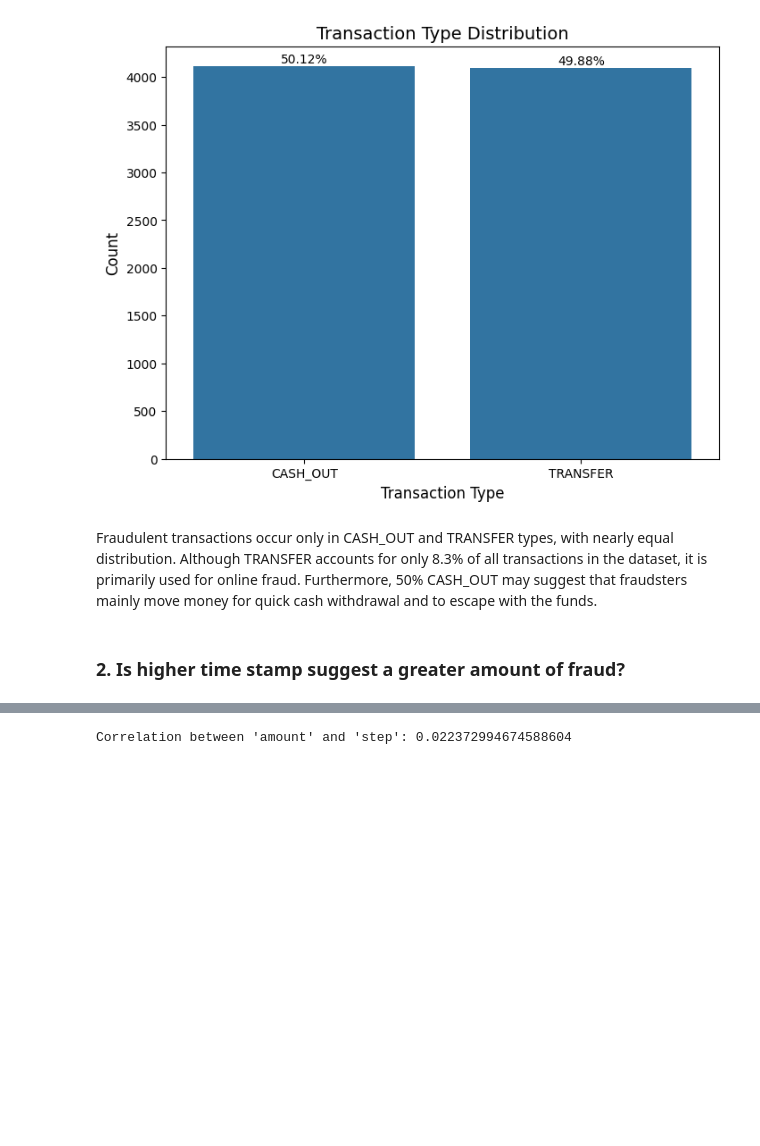
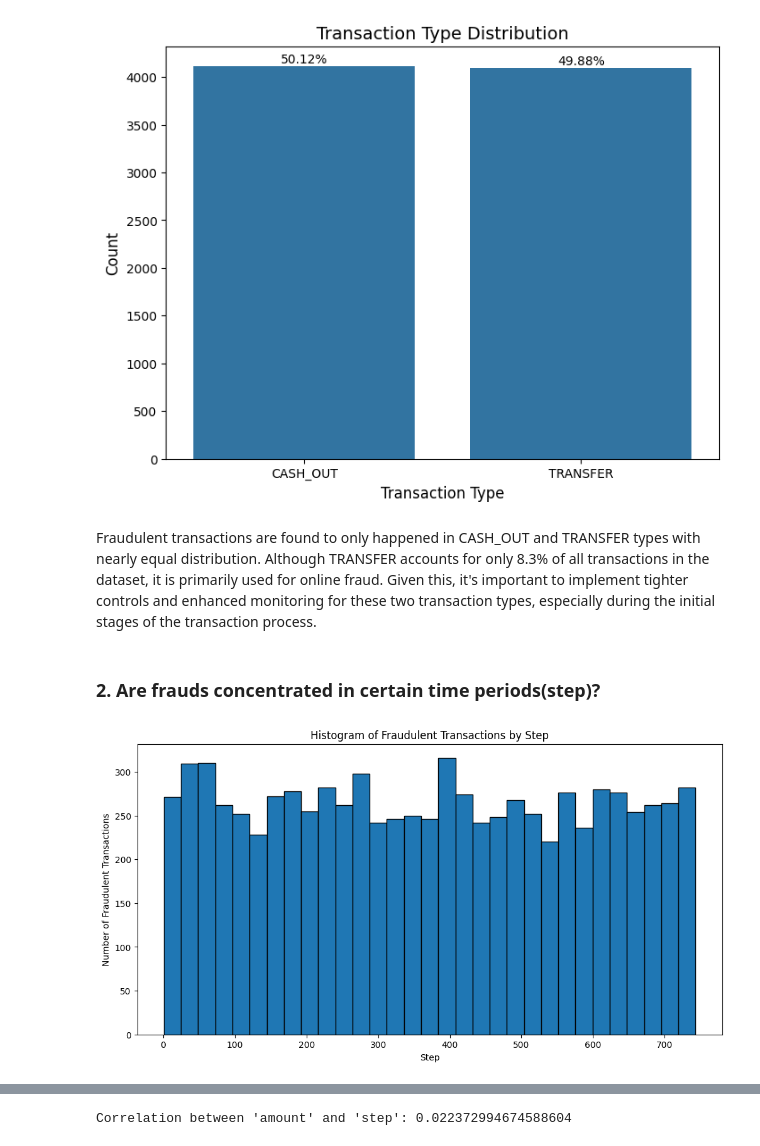
Before and after one commit to vernenlim/DSA4263, a Jupyter notebook: Notebooks/1.0-faldho-linitial-data-exploration.ipynb, the cells around one changed output, grey strips where cells are left out. Saved outputs shown, nothing was run; the diff lists cells and outputs as text; code cells hidden in the pictures; blank space fills up the shorter version.

```diff
--- a/Notebooks/1.0-faldho-linitial-data-exploration.ipynb
+++ b/Notebooks/1.0-faldho-linitial-data-exploration.ipynb
@@ -281,6 +329,15 @@ plt.show()
 # %% [output]
 [figure]
 # %% [markdown]
-Fraudulent transactions occur only in CASH_OUT and TRANSFER types, with nearly equal distribution. Although TRANSFER accounts for only 8.3% of all transactions in the dataset, it is primarily used for online fraud. Furthermore, 50% CASH_OUT may suggest that fraudsters mainly move money for quick cash withdrawal and to escape with the funds.
+Fraudulent transactions are found to only happened in CASH_OUT and TRANSFER types with nearly equal distribution. Although TRANSFER accounts for only 8.3% of all transactions in the dataset, it is primarily used for online fraud. Given this, it's important to implement tighter controls and enhanced monitoring for these two transaction types, especially during the initial stages of the transaction process.
-# %% [markdown]
-<h3>2. Is higher time stamp suggest a greater amount of fraud?</h3>
+# %% [markdown]
+<h3> 2. Are frauds concentrated in certain time periods(step)?
+# %%
+plt.figure(figsize=(12, 6))
+plt.hist(df[df['isFraud']==1]['step'], bins=31, edgecolor='black') #31 days
+plt.title('Histogram of Fraudulent Transactions by Step')
+plt.xlabel('Step')
+plt.ylabel('Number of Fraudulent Transactions')
+plt.show()
+# %% [output]
+[figure, added]
```
Also changed, not shown: parts of 35 cells of this notebook, 1 other file.
